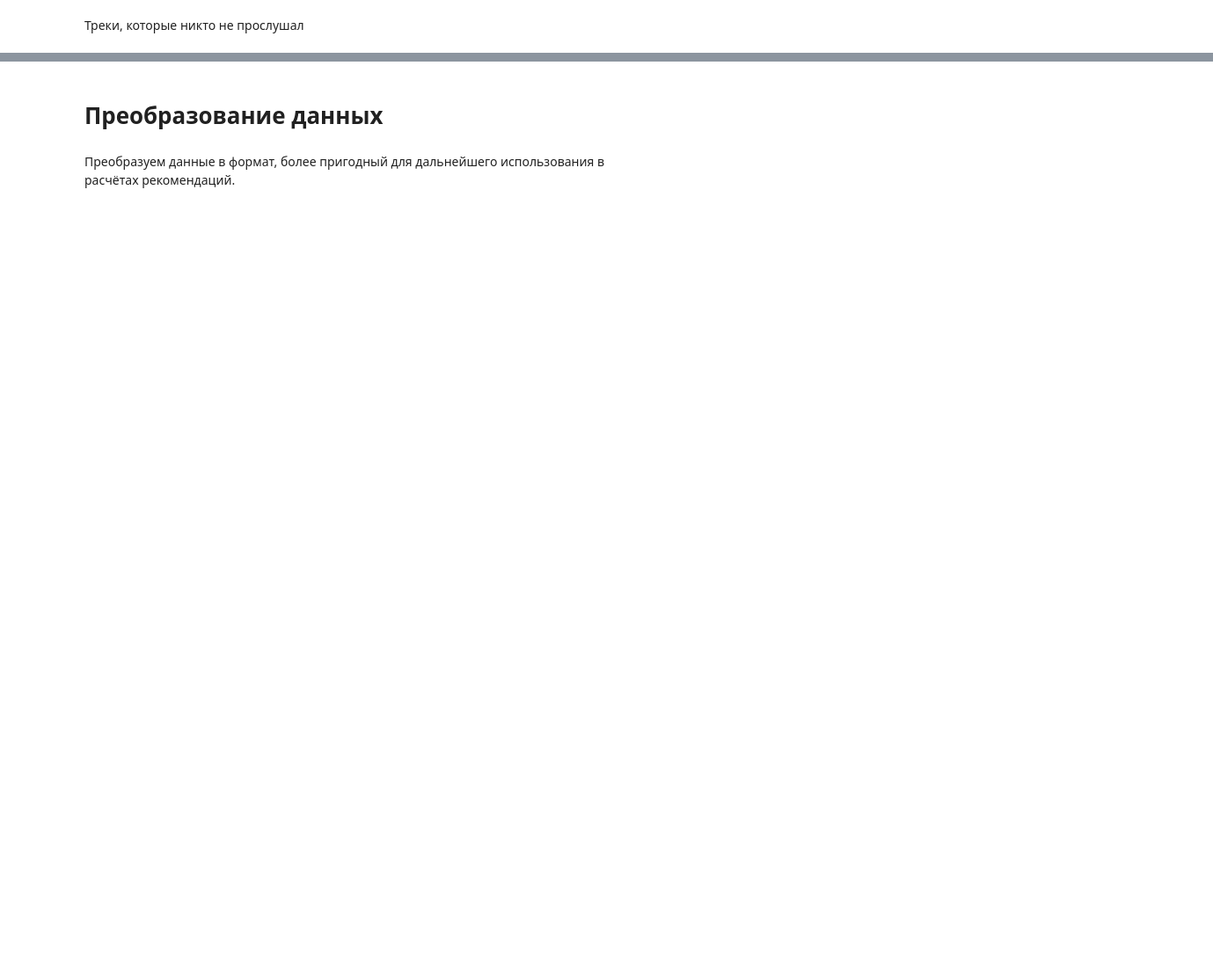
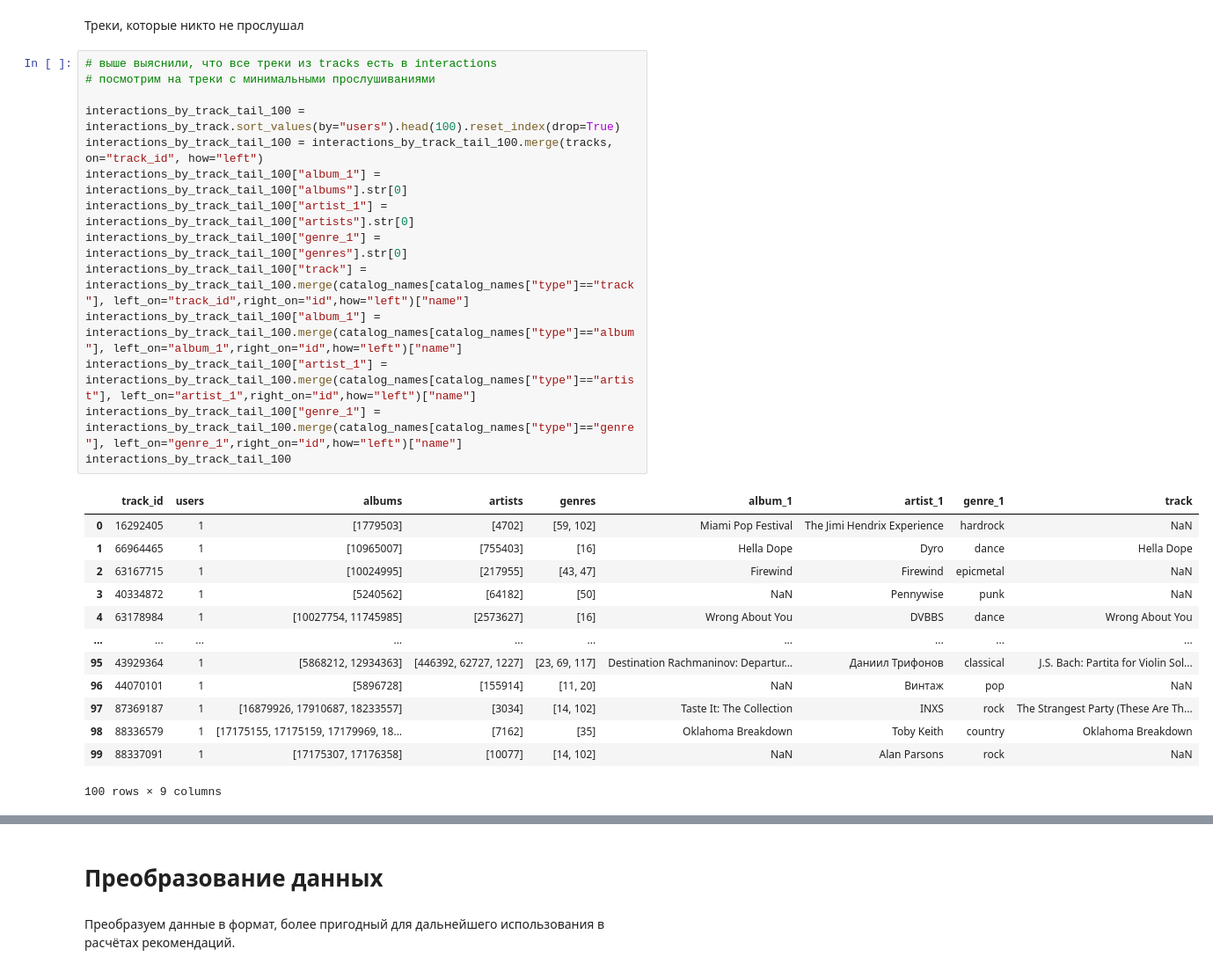
Before and after one commit to marsel171/mle-project-sprint-4, a Jupyter notebook: recommendations.ipynb, the cells around one changed output, grey strips where cells are left out. Shown at 88% size. Cells and saved outputs as stored; diff of their text form; blank space fills up the shorter version.

```diff
--- a/recommendations.ipynb
+++ b/recommendations.ipynb
@@ -36,2 +758,30 @@ import pandas as pd
 # %% [markdown]
 Треки, которые никто не прослушал
+# %%
+# выше выяснили, что все треки из tracks есть в interactions
+# посмотрим на треки с минимальными прослушиваниями
+
+interactions_by_track_tail_100 = interactions_by_track.sort_values(by="users").head(100).reset_index(drop=True)
+interactions_by_track_tail_100 = interactions_by_track_tail_100.merge(tracks, on="track_id", how="left")
+interactions_by_track_tail_100["album_1"] = interactions_by_track_tail_100["albums"].str[0]
+interactions_by_track_tail_100["artist_1"] = interactions_by_track_tail_100["artists"].str[0]
+interactions_by_track_tail_100["genre_1"] = interactions_by_track_tail_100["genres"].str[0]
+interactions_by_track_tail_100["track"] = interactions_by_track_tail_100.merge(catalog_names[catalog_names["type"]=="track"], left_on="track_id",right_on="id",how="left")["name"]
+interactions_by_track_tail_100["album_1"] = interactions_by_track_tail_100.merge(catalog_names[catalog_names["type"]=="album"], left_on="album_1",right_on="id",how="left")["name"]
+interactions_by_track_tail_100["artist_1"] = interactions_by_track_tail_100.merge(catalog_names[catalog_names["type"]=="artist"], left_on="artist_1",right_on="id",how="left")["name"]
+interactions_by_track_tail_100["genre_1"] = interactions_by_track_tail_100.merge(catalog_names[catalog_names["type"]=="genre"], left_on="genre_1",right_on="id",how="left")["name"]
+interactions_by_track_tail_100
+# %% [output]
+|  | track_id | users | albums | artists | genres | album_1 | artist_1 | genre_1 | track |
+| 0 | 16292405 | 1 | [1779503] | [4702] | [59, 102] | Miami Pop Festival | The Jimi Hendrix Experience | hardrock | NaN |
+| 1 | 66964465 | 1 | [10965007] | [755403] | [16] | Hella Dope | Dyro | dance | Hella Dope |
+| 2 | 63167715 | 1 | [10024995] | [217955] | [43, 47] | Firewind | Firewind | epicmetal | NaN |
+| 3 | 40334872 | 1 | [5240562] | [64182] | [50] | NaN | Pennywise | punk | NaN |
+| 4 | 63178984 | 1 | [10027754, 11745985] | [2573627] | [16] | Wrong About You | DVBBS | dance | Wrong About You |
+| ... | ... | ... | ... | ... | ... | ... | ... | ... | ... |
+| 95 | 43929364 | 1 | [5868212, 12934363] | [446392, 62727, 1227] | [23, 69, 117] | Destination Rachmaninov: Departur... | Даниил Трифонов | classical | J.S. Bach: Partita for Violin Sol... |
+| 96 | 44070101 | 1 | [5896728] | [155914] | [11, 20] | NaN | Винтаж | pop | NaN |
+| 97 | 87369187 | 1 | [16879926, 17910687, 18233557] | [3034] | [14, 102] | Taste It: The Collection | INXS | rock | The Strangest Party (These Are Th... |
+| 98 | 88336579 | 1 | [17175155, 17175159, 17179969, 18... | [7162] | [35] | Oklahoma Breakdown | Toby Keith | country | Oklahoma Breakdown |
+| 99 | 88337091 | 1 | [17175307, 17176358] | [10077] | [14, 102] | NaN | Alan Parsons | rock | NaN |
+100 rows × 9 columns
```
Also changed, not shown: parts of 57 cells of this notebook.
